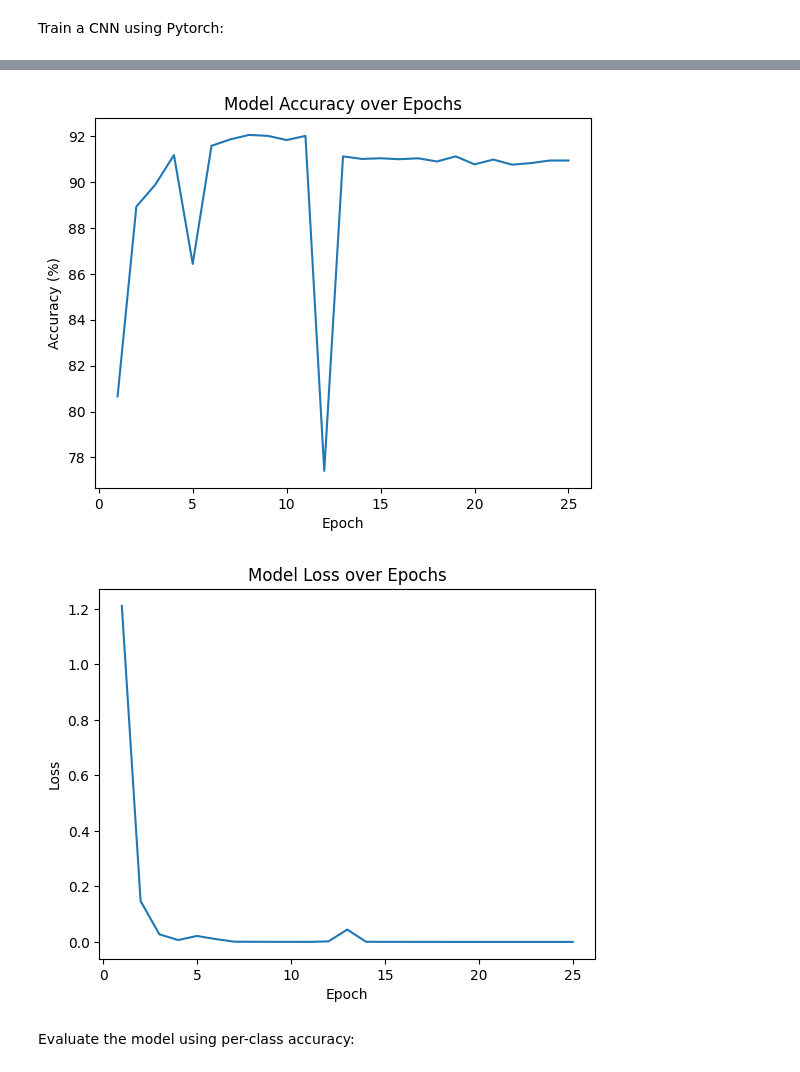
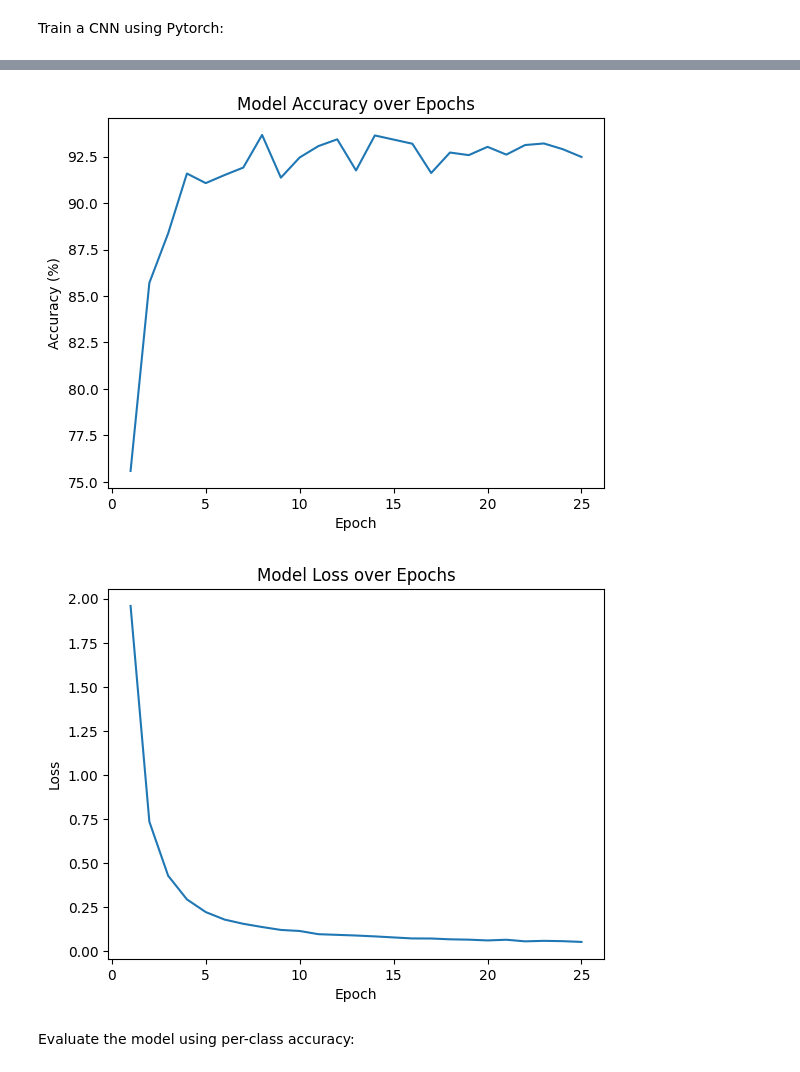
Before and after one commit to ChandruGovindaraj/1st_Model, a Jupyter notebook: project.ipynb, the cells around one changed output, grey strips where cells are left out. Saved outputs shown, nothing was run; the diff lists cells and outputs as text; code cells hidden in the pictures.

```diff
--- a/project.ipynb
+++ b/project.ipynb
@@ -75,16 +75,21 @@ class CNNModel(nn.Module):
         super(CNNModel, self).__init__()
         self.conv1 = nn.Conv2d(1, 32, kernel_size=3, padding=1)
         self.conv2 = nn.Conv2d(32, 64, kernel_size=3, padding=1)
+        self.dropout1 = nn.Dropout2d(0.25)  # Dropout for convolutional layers
+        self.dropout2 = nn.Dropout(0.5)     # Dropout for fully connected layers
         self.fc1 = nn.Linear(64 * 7 * 7, 128)
         self.fc2 = nn.Linear(128, 26)  # 26 classes for A-Z
 
     def forward(self, x):
         x = F.relu(self.conv1(x))
         x = F.max_pool2d(x, 2)
+        x = self.dropout1(x)
         x = F.relu(self.conv2(x))
         x = F.max_pool2d(x, 2)
+        x = self.dropout1(x)
         x = x.view(-1, 64 * 7 * 7)
         x = F.relu(self.fc1(x))
+        x = self.dropout2(x)
         x = self.fc2(x)
         return x
 
@@ -155,5 +160,5 @@ Accuracy on test set after epoch 25: 90.94%
-[figure, old version]
+[figure, new version]
-[figure, old version]
+[figure, new version]
 # %% [markdown]
 Evaluate the model using per-class accuracy:
 # %%
```
Also changed, not shown: parts of 3 cells of this notebook.
